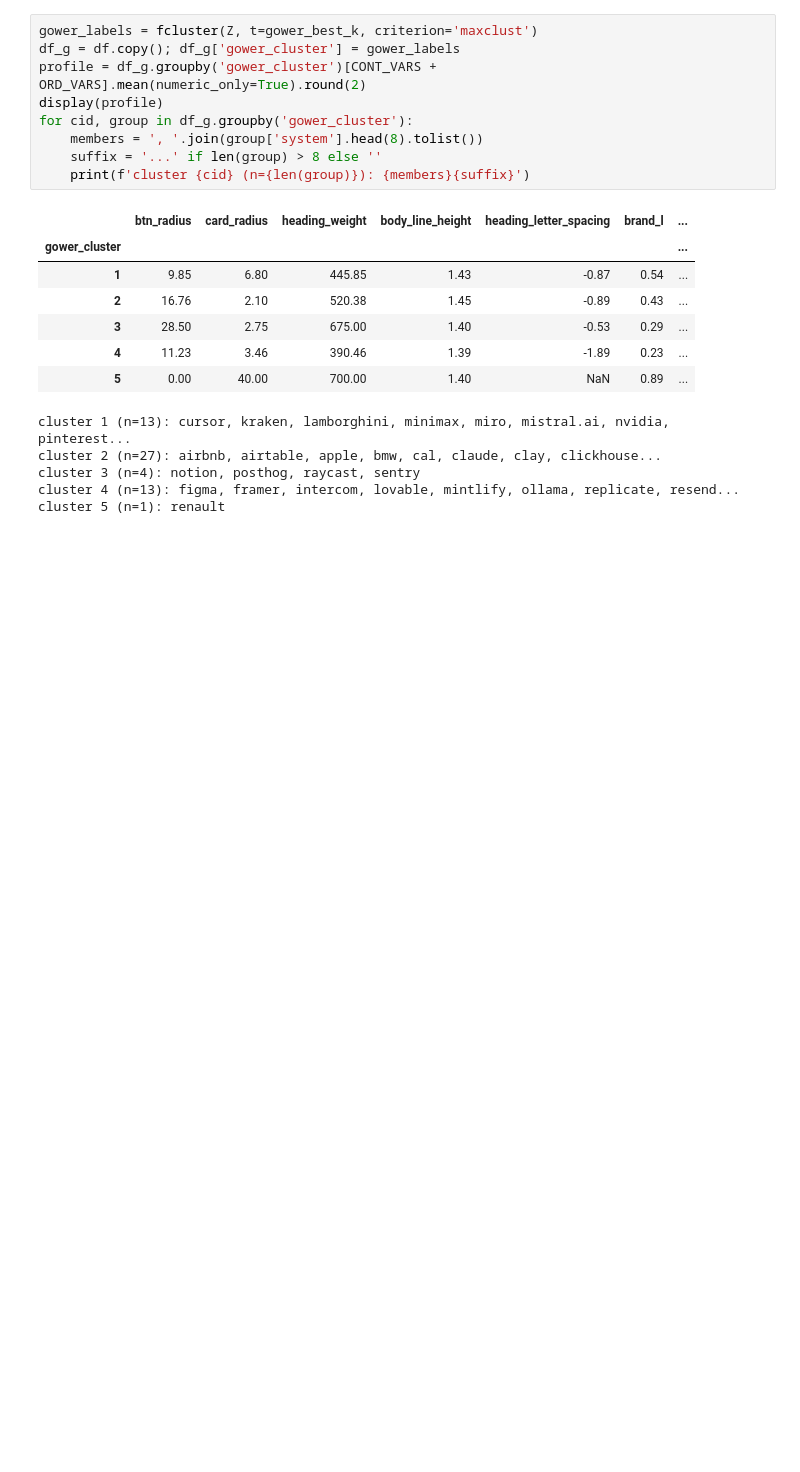
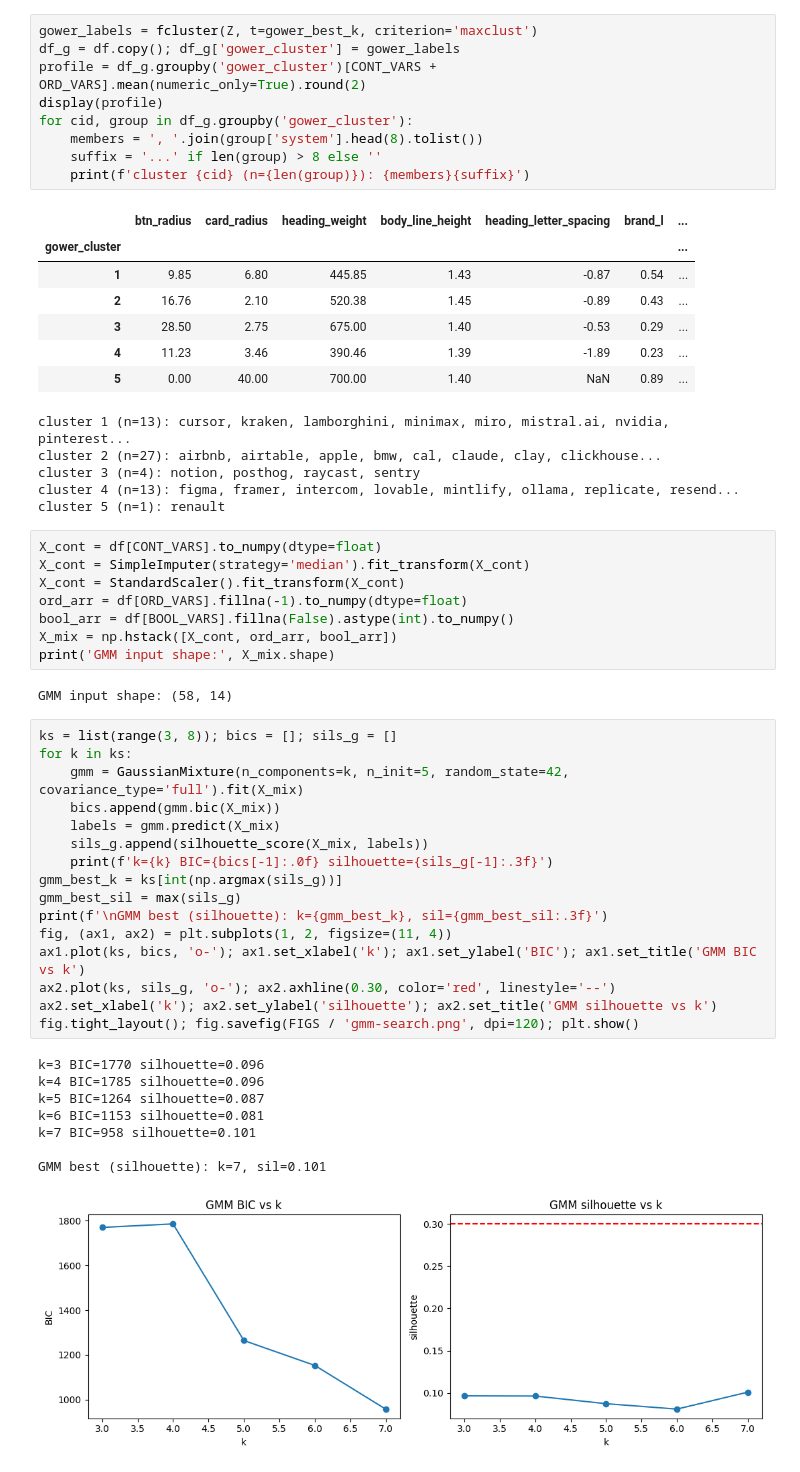
Before and after one commit to haneulcha/design-system-starter, a Jupyter notebook: docs/research/notebooks/2026-04-30-archetype-phase-b.ipynb, the cells around one changed output. Drawn from its saved outputs; the diff is of its cells as text; blank space fills up the shorter version.

```diff
--- a/docs/research/notebooks/2026-04-30-archetype-phase-b.ipynb
+++ b/docs/research/notebooks/2026-04-30-archetype-phase-b.ipynb
@@ -127,3 +127,38 @@ cluster 2 (n=27): airbnb, airtable, apple, bmw, cal, claude, clay, clickhouse...
 cluster 3 (n=4): notion, posthog, raycast, sentry
 cluster 4 (n=13): figma, framer, intercom, lovable, mintlify, ollama, replicate, resend...
 cluster 5 (n=1): renault
+# %%
+X_cont = df[CONT_VARS].to_numpy(dtype=float)
+X_cont = SimpleImputer(strategy='median').fit_transform(X_cont)
+X_cont = StandardScaler().fit_transform(X_cont)
+ord_arr = df[ORD_VARS].fillna(-1).to_numpy(dtype=float)
+bool_arr = df[BOOL_VARS].fillna(False).astype(int).to_numpy()
+X_mix = np.hstack([X_cont, ord_arr, bool_arr])
+print('GMM input shape:', X_mix.shape)
+# %% [output]
+GMM input shape: (58, 14)
+# %%
+ks = list(range(3, 8)); bics = []; sils_g = []
+for k in ks:
+    gmm = GaussianMixture(n_components=k, n_init=5, random_state=42, covariance_type='full').fit(X_mix)
+    bics.append(gmm.bic(X_mix))
+    labels = gmm.predict(X_mix)
+    sils_g.append(silhouette_score(X_mix, labels))
+    print(f'k={k} BIC={bics[-1]:.0f} silhouette={sils_g[-1]:.3f}')
+gmm_best_k = ks[int(np.argmax(sils_g))]
+gmm_best_sil = max(sils_g)
+print(f'\nGMM best (silhouette): k={gmm_best_k}, sil={gmm_best_sil:.3f}')
+fig, (ax1, ax2) = plt.subplots(1, 2, figsize=(11, 4))
+ax1.plot(ks, bics, 'o-'); ax1.set_xlabel('k'); ax1.set_ylabel('BIC'); ax1.set_title('GMM BIC vs k')
+ax2.plot(ks, sils_g, 'o-'); ax2.axhline(0.30, color='red', linestyle='--')
+ax2.set_xlabel('k'); ax2.set_ylabel('silhouette'); ax2.set_title('GMM silhouette vs k')
+fig.tight_layout(); fig.savefig(FIGS / 'gmm-search.png', dpi=120); plt.show()
+# %% [output]
+k=3 BIC=1770 silhouette=0.096
+k=4 BIC=1785 silhouette=0.096
+k=5 BIC=1264 silhouette=0.087
+k=6 BIC=1153 silhouette=0.081
+k=7 BIC=958 silhouette=0.101
+
+GMM best (silhouette): k=7, sil=0.101
+[figure, added]
```
Also changed, not shown: parts of 1 cell of this notebook, 1 other file.
